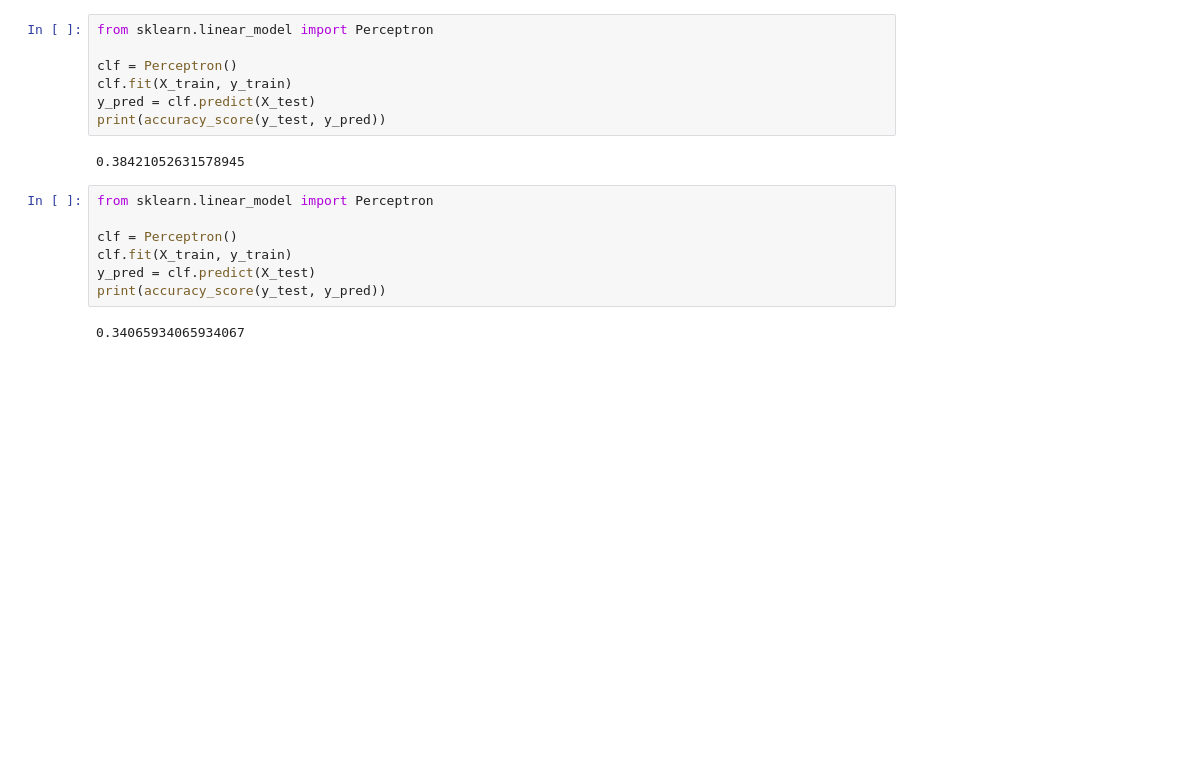
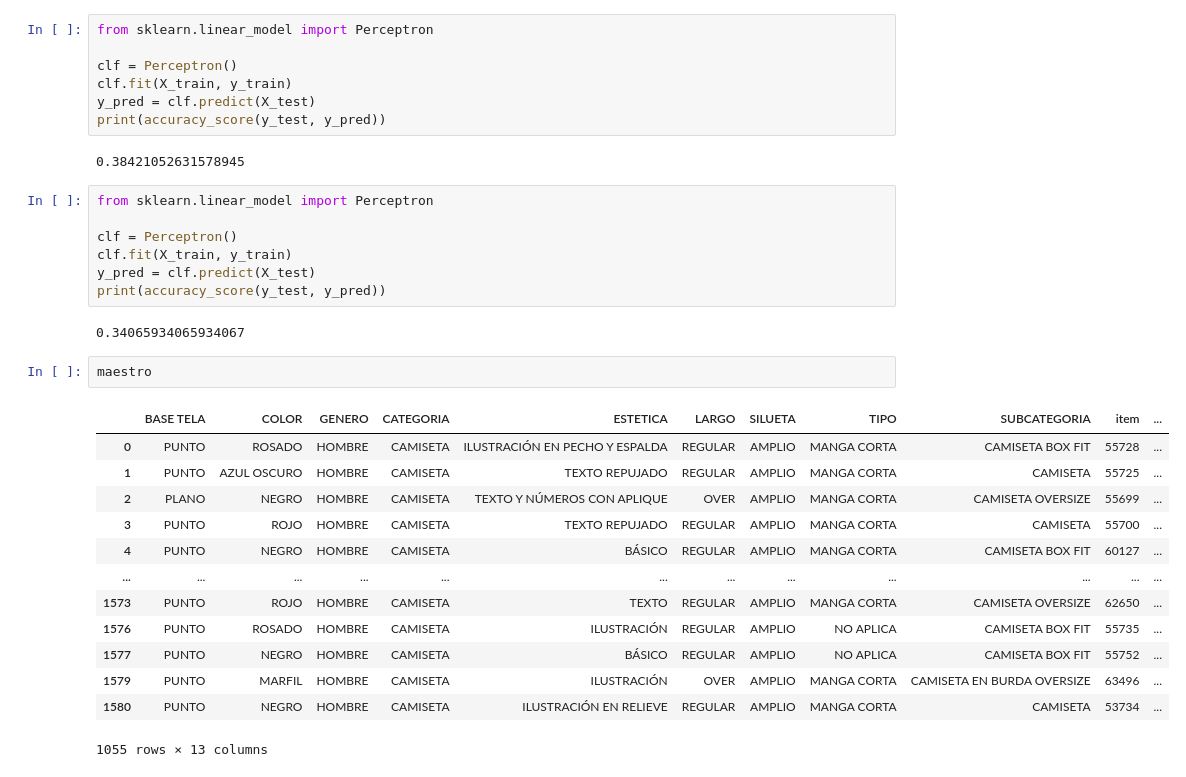
Before and after one commit to DeiviGT1/modelos_prediccion_calificacion, a Jupyter notebook: red_neuronal.ipynb, the cells around one changed output. Drawn from its saved outputs; the diff is of its cells as text; blank space fills up the shorter version.

```diff
--- a/red_neuronal.ipynb
+++ b/red_neuronal.ipynb
@@ -596,3 +602,19 @@ y_pred = clf.predict(X_test)
 print(accuracy_score(y_test, y_pred))
 # %% [output]
 0.34065934065934067
+# %%
+maestro
+# %% [output]
+|  | BASE TELA | COLOR | GENERO | CATEGORIA | ESTETICA | LARGO | SILUETA | TIPO | SUBCATEGORIA | item | ... |
+| 0 | PUNTO | ROSADO | HOMBRE | CAMISETA | ILUSTRACIÓN EN PECHO Y ESPALDA | REGULAR | AMPLIO | MANGA CORTA | CAMISETA BOX FIT | 55728 | ... |
+| 1 | PUNTO | AZUL OSCURO | HOMBRE | CAMISETA | TEXTO REPUJADO | REGULAR | AMPLIO | MANGA CORTA | CAMISETA | 55725 | ... |
+| 2 | PLANO | NEGRO | HOMBRE | CAMISETA | TEXTO Y NÚMEROS CON APLIQUE | OVER | AMPLIO | MANGA CORTA | CAMISETA OVERSIZE | 55699 | ... |
+| 3 | PUNTO | ROJO | HOMBRE | CAMISETA | TEXTO REPUJADO | REGULAR | AMPLIO | MANGA CORTA | CAMISETA | 55700 | ... |
+| 4 | PUNTO | NEGRO | HOMBRE | CAMISETA | BÁSICO | REGULAR | AMPLIO | MANGA CORTA | CAMISETA BOX FIT | 60127 | ... |
+| ... | ... | ... | ... | ... | ... | ... | ... | ... | ... | ... | ... |
+| 1573 | PUNTO | ROJO | HOMBRE | CAMISETA | TEXTO | REGULAR | AMPLIO | MANGA CORTA | CAMISETA OVERSIZE | 62650 | ... |
+| 1576 | PUNTO | ROSADO | HOMBRE | CAMISETA | ILUSTRACIÓN | REGULAR | AMPLIO | NO APLICA | CAMISETA BOX FIT | 55735 | ... |
+| 1577 | PUNTO | NEGRO | HOMBRE | CAMISETA | BÁSICO | REGULAR | AMPLIO | NO APLICA | CAMISETA BOX FIT | 55752 | ... |
+| 1579 | PUNTO | MARFIL | HOMBRE | CAMISETA | ILUSTRACIÓN | OVER | AMPLIO | MANGA CORTA | CAMISETA EN BURDA OVERSIZE | 63496 | ... |
+| 1580 | PUNTO | NEGRO | HOMBRE | CAMISETA | ILUSTRACIÓN EN RELIEVE | REGULAR | AMPLIO | MANGA CORTA | CAMISETA | 53734 | ... |
+1055 rows × 13 columns
```
Also changed, not shown: parts of 4 cells of this notebook.
